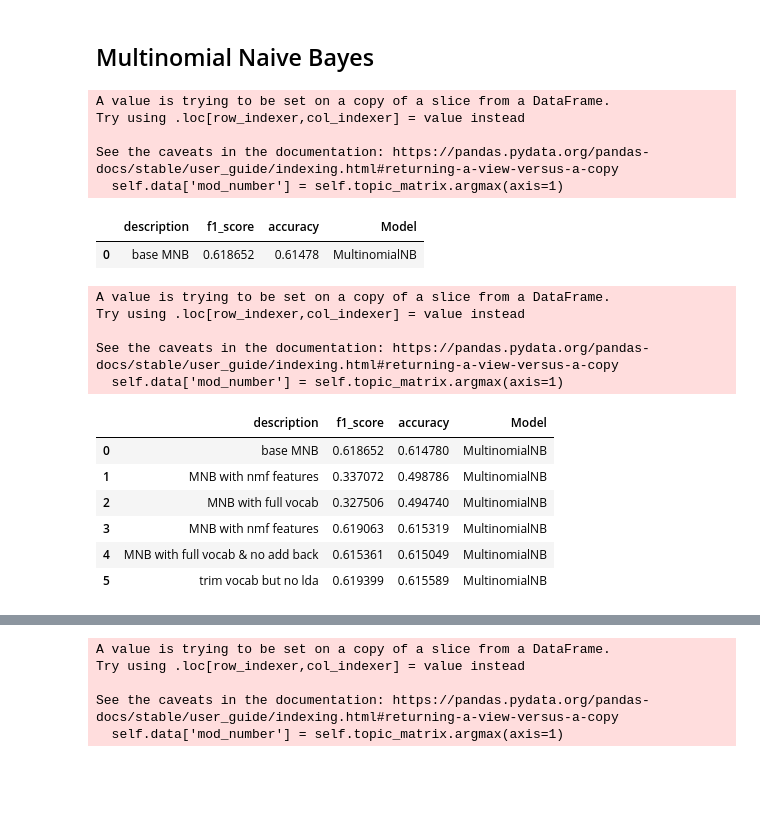
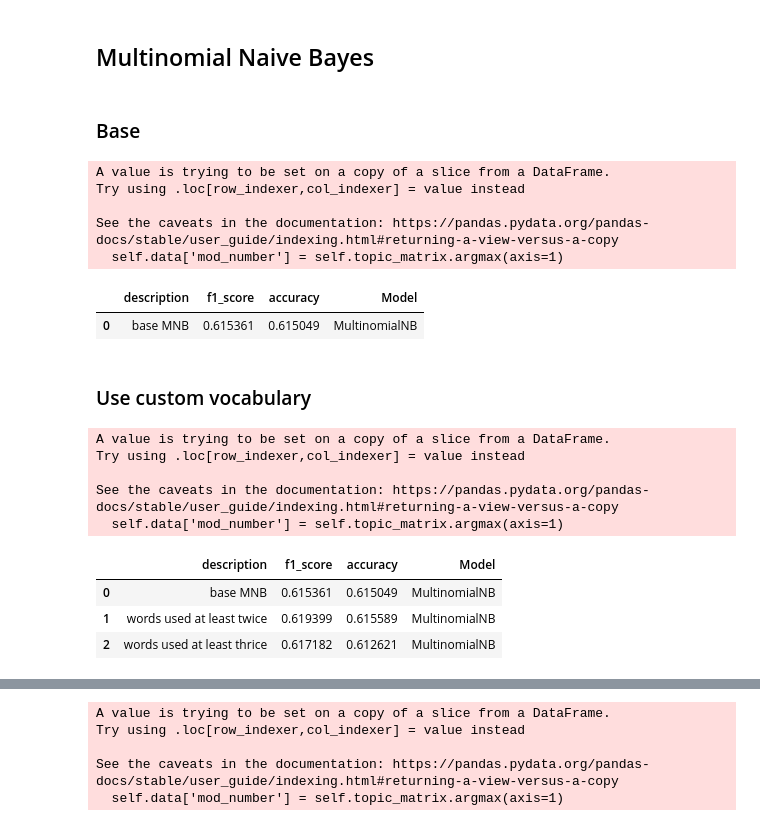
Before and after one commit to thekhan314/politicalbias, a Jupyter notebook: AdFontes_PolBias.ipynb, the cells around one changed output, grey strips where cells are left out. Drawn from its saved outputs; the diff is of its cells as text; code cells hidden in the pictures; blank space fills up the shorter version.

```diff
--- a/AdFontes_PolBias.ipynb
+++ b/AdFontes_PolBias.ipynb
@@ -143,16 +123,14 @@ compare_vocabs(right_counts,left_counts)
 # Modeling
 # %% [markdown]
 ## Multinomial Naive Bayes
+# %% [markdown]
+### Base
 # %%
 df_adf_1 = df_adf[['article_text','article_label']]
 df_tmod = TopicModel(
     df_adf_1,
     'article_text',
-    stop_words='english',
-    vocabulary = vocab,
-    n_topics=30,
     desparsify=True,
-    topic_matrix_addback=True
     )
 
 
@@ -177,44 +155,45 @@ Try using .loc[row_indexer,col_indexer] = value instead
 See the caveats in the documentation: https://pandas.pydata.org/pandas-docs/stable/user_guide/indexing.html#returning-a-view-versus-a-copy
   self.data['mod_number'] = self.topic_matrix.argmax(axis=1)
 |  | description | f1_score | accuracy | Model |
-| 0 | base MNB | 0.618652 | 0.61478 | MultinomialNB |
+| 0 | base MNB | 0.615361 | 0.615049 | MultinomialNB |
+# %% [markdown]
+### Use custom vocabulary
+# %%
+all_counts = word_counts(df_adf,'article_text',show_chart=False)
+high_counts = all_counts[all_counts > ]
+vocab = list(high_counts.index)
 # %%
 df_adf_1 = df_adf[['article_text','article_label']]
 df_tmod = TopicModel(
     df_adf_1,
     'article_text',
     stop_words='english',
     vocabulary = vocab,
-    n_topics=30,
     desparsify=True,
-    topic_matrix_addback=False
     )
 
 
 ref.X = df_tmod.data.drop(['article_text','mod_number','article_label'],axis=1)
 ref.y = df_tmod.data['article_label']
 
 #ref = Refinery(X,y)
 
 info = {
-    'description':'trim vocab but no lda'
+    'description':'words used at least thrice'
 }
 
 mnb = Pipeline([
                 ('clf', MultinomialNB()),
 ])
 
 ref.ingest(mnb,info = info)
 # %% [output]
 A value is trying to be set on a copy of a slice from a DataFrame.
 Try using .loc[row_indexer,col_indexer] = value instead
 
 See the caveats in the documentation: https://pandas.pydata.org/pandas-docs/stable/user_guide/indexing.html#returning-a-view-versus-a-copy
   self.data['mod_number'] = self.topic_matrix.argmax(axis=1)
 |  | description | f1_score | accuracy | Model |
-| 0 | base MNB | 0.618652 | 0.614780 | MultinomialNB |
-| 1 | MNB with nmf features | 0.337072 | 0.498786 | MultinomialNB |
-| 2 | MNB with full vocab | 0.327506 | 0.494740 | MultinomialNB |
-| 3 | MNB with nmf features | 0.619063 | 0.615319 | MultinomialNB |
-| 4 | MNB with full vocab & no add back | 0.615361 | 0.615049 | MultinomialNB |
-| 5 | trim vocab but no lda | 0.619399 | 0.615589 | MultinomialNB |
+| 0 | base MNB | 0.615361 | 0.615049 | MultinomialNB |
+| 1 | words used at least twice | 0.619399 | 0.615589 | MultinomialNB |
+| 2 | words used at least thrice | 0.617182 | 0.612621 | MultinomialNB |
```
Also changed, not shown: parts of 9 cells of this notebook, 1 other file.
